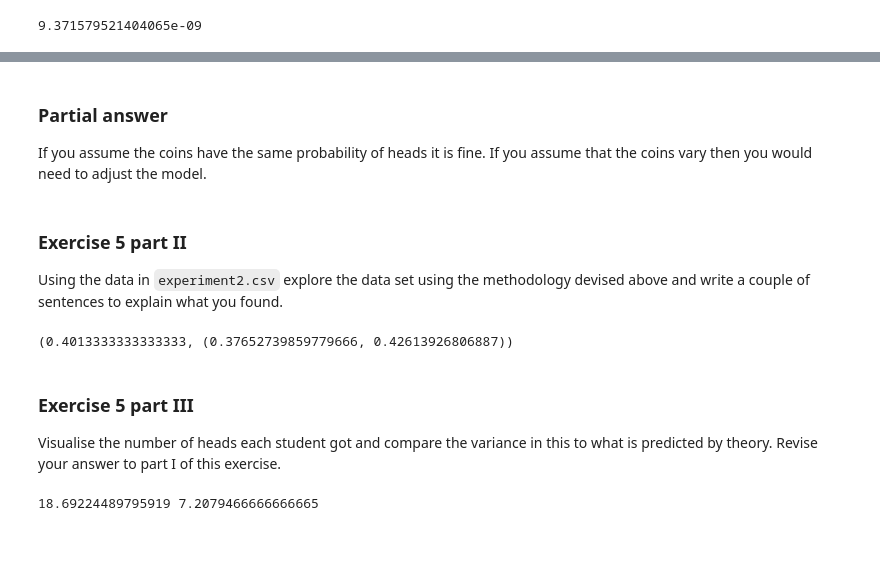
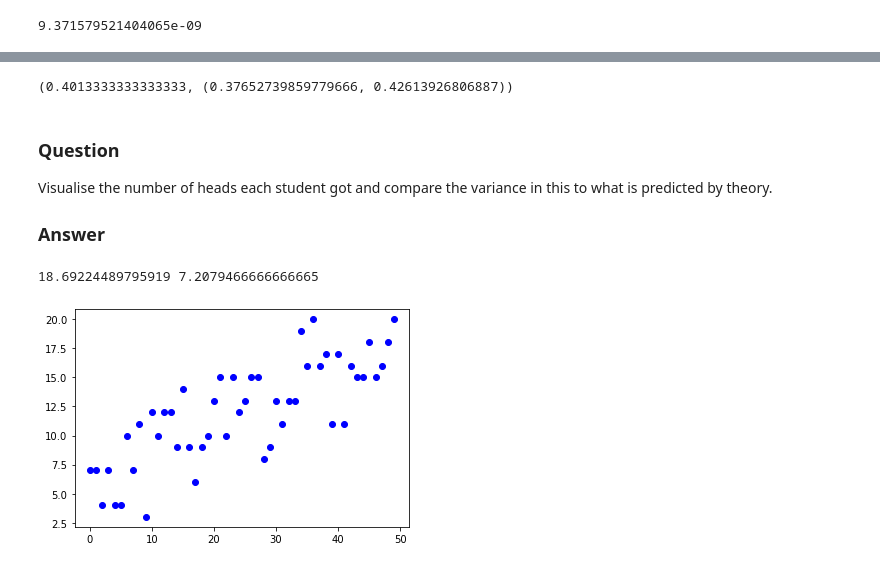
Before and after one commit to aezarebski/aas-extended-examples, a Jupyter notebook: example-1/example-1-answers.ipynb, the cells around one changed output, grey strips where cells are left out. Saved outputs shown, nothing was run; the diff lists cells and outputs as text; code cells hidden in the pictures; blank space fills up the shorter version.

```diff
--- a/example-1/example-1-answers.ipynb
+++ b/example-1/example-1-answers.ipynb
@@ -274,11 +400,3 @@ Do we need to change anything about how we analyse this data? If so, why, if not
-# %% [markdown]
-### Partial answer
-
-If you assume the coins have the same probability of heads it is fine. If you assume that the coins vary then you would need to adjust the model.
-# %% [markdown]
-### Exercise 5 part II
-
-Using the data in `experiment2.csv` explore the data set using the methodology devised above and write a couple of sentences to explain what you found.
 # %%
 exp2 = pd.read_csv("experiment2.csv")
 
@@ -296,12 +414,20 @@ print(wald_estimate)
 # %% [output]
 (0.4013333333333333, (0.37652739859779666, 0.42613926806887))
 # %% [markdown]
-### Exercise 5 part III
+### Question
 
-Visualise the number of heads each student got and compare the variance in this to what is predicted by theory. Revise your answer to part I of this exercise.
+Visualise the number of heads each student got and compare the variance
+in this to what is predicted by theory.
+
+### Answer
 # %%
 emp_var = head_counts["outcome"].var()
 thry_var = stats.binom.var(n = num_flips, p = wald_estimate[0])
 print(emp_var,thry_var)
+
+plt.figure()
+plt.scatter(head_counts.name, head_counts.outcome, color="blue")
+plt.show()
 # %% [output]
 18.69224489795919 7.2079466666666665
+[figure, added]
```
Also changed, not shown: parts of 42 cells of this notebook.
